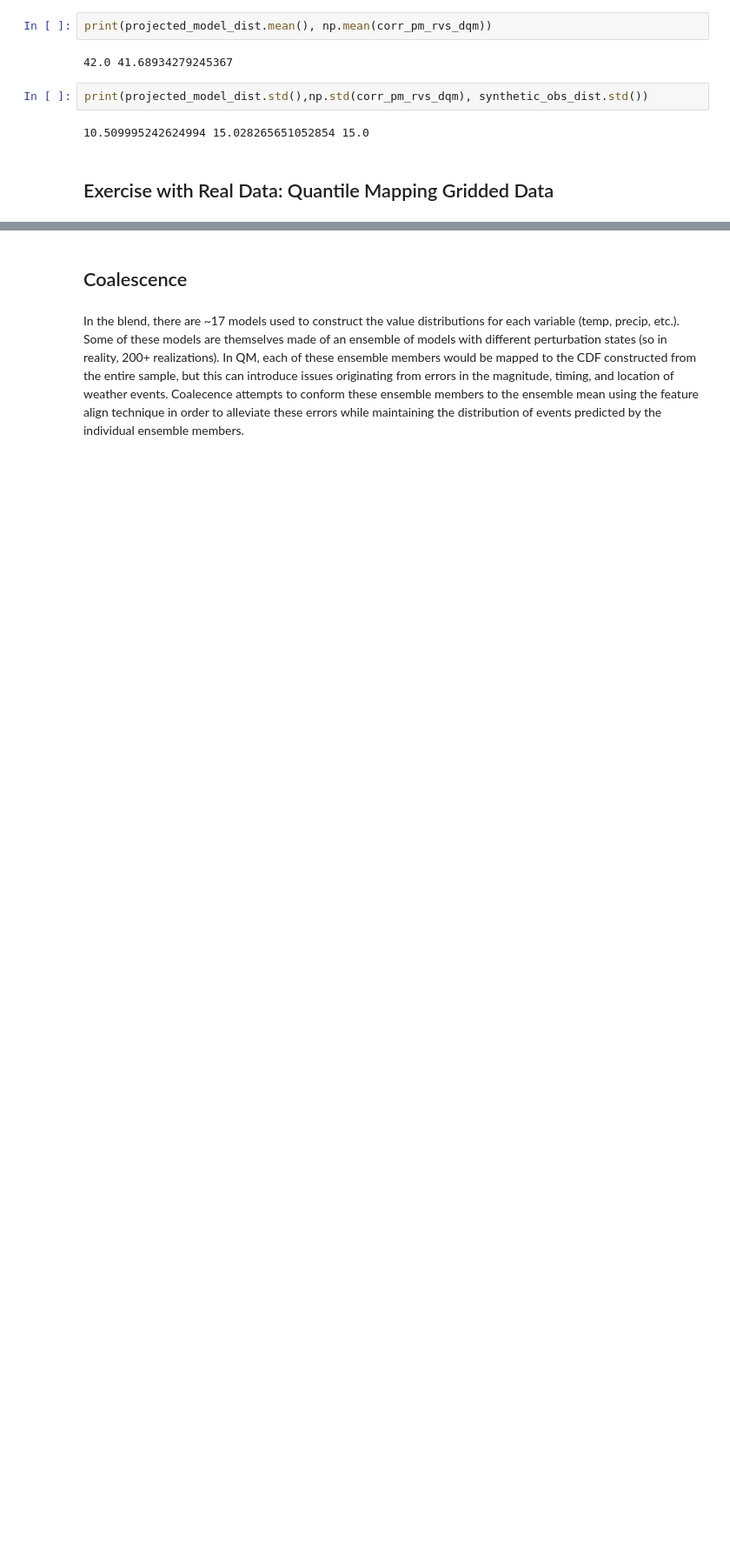
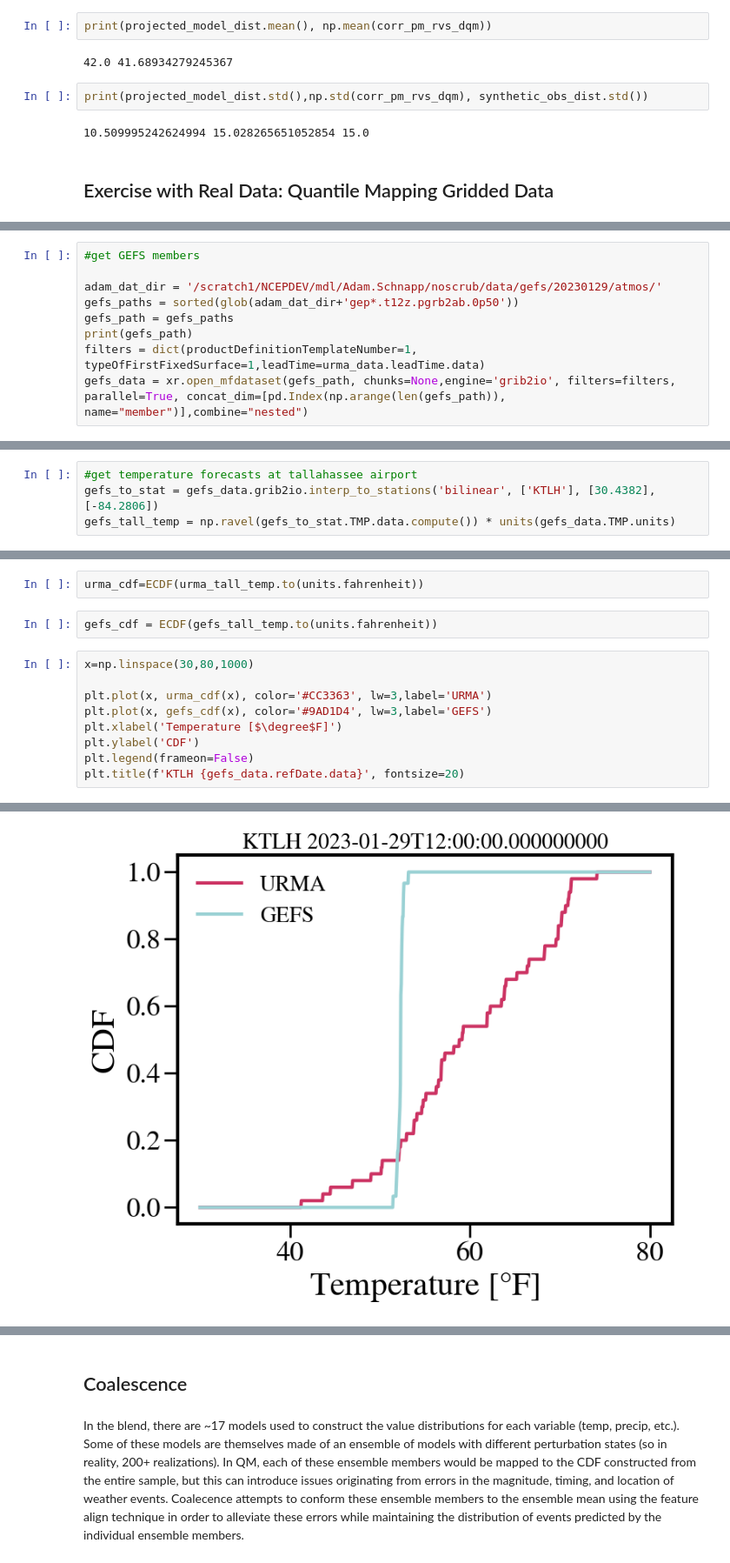
Before and after one commit to SidneyLower-NOAA/SMD_Notebooks, a Jupyter notebook: statistical_surveyor_of_sorts.ipynb, the cells around one changed output, grey strips where cells are left out. Shown at 87% size. Cells and saved outputs as stored; diff of their text form; blank space fills up the shorter version.

```diff
--- a/statistical_surveyor_of_sorts.ipynb
+++ b/statistical_surveyor_of_sorts.ipynb
@@ -306,0 +516,9 @@ print(projected_model_dist.std(),np.std(corr_pm_rvs_dqm), synthetic_obs_dist.std
+# %%
+#get GEFS members
+
+adam_dat_dir = '/scratch1/NCEPDEV/mdl/Adam.Schnapp/noscrub/data/gefs/20230129/atmos/'
+gefs_paths = sorted(glob(adam_dat_dir+'gep*.t12z.pgrb2ab.0p50'))
+gefs_path = gefs_paths
+print(gefs_path)
+filters = dict(productDefinitionTemplateNumber=1, typeOfFirstFixedSurface=1,leadTime=urma_data.leadTime.data)
+gefs_data = xr.open_mfdataset(gefs_path, chunks=None,engine='grib2io', filters=filters, parallel=True, concat_dim=[pd.Index(np.arange(len(gefs_path)), name="member")],combine="nested")
@@ -306,0 +580,4 @@ print(projected_model_dist.std(),np.std(corr_pm_rvs_dqm), synthetic_obs_dist.std
+# %%
+#get temperature forecasts at tallahassee airport
+gefs_to_stat = gefs_data.grib2io.interp_to_stations('bilinear', ['KTLH'], [30.4382], [-84.2806])
+gefs_tall_temp = np.ravel(gefs_to_stat.TMP.data.compute()) * units(gefs_data.TMP.units)
@@ -306,0 +589,14 @@ print(projected_model_dist.std(),np.std(corr_pm_rvs_dqm), synthetic_obs_dist.std
+# %%
+urma_cdf=ECDF(urma_tall_temp.to(units.fahrenheit))
+# %%
+gefs_cdf = ECDF(gefs_tall_temp.to(units.fahrenheit))
+# %%
+x=np.linspace(30,80,1000)
+
+plt.plot(x, urma_cdf(x), color='#CC3363', lw=3,label='URMA')
+plt.plot(x, gefs_cdf(x), color='#9AD1D4', lw=3,label='GEFS')
+plt.xlabel('Temperature [$\degree$F]')
+plt.ylabel('CDF')
+plt.legend(frameon=False)
+plt.title(f'KTLH {gefs_data.refDate.data}', fontsize=20)
+# %% [output]
@@ -306,0 +604 @@ print(projected_model_dist.std(),np.std(corr_pm_rvs_dqm), synthetic_obs_dist.std
+[figure, added]
```
Also changed, not shown: parts of 23 cells of this notebook.
